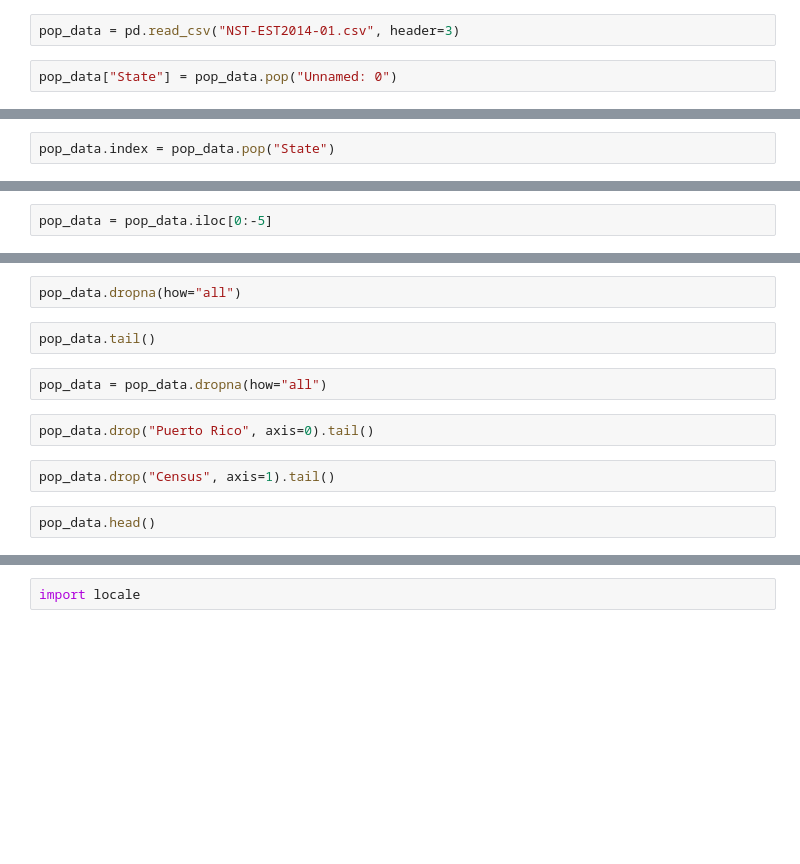
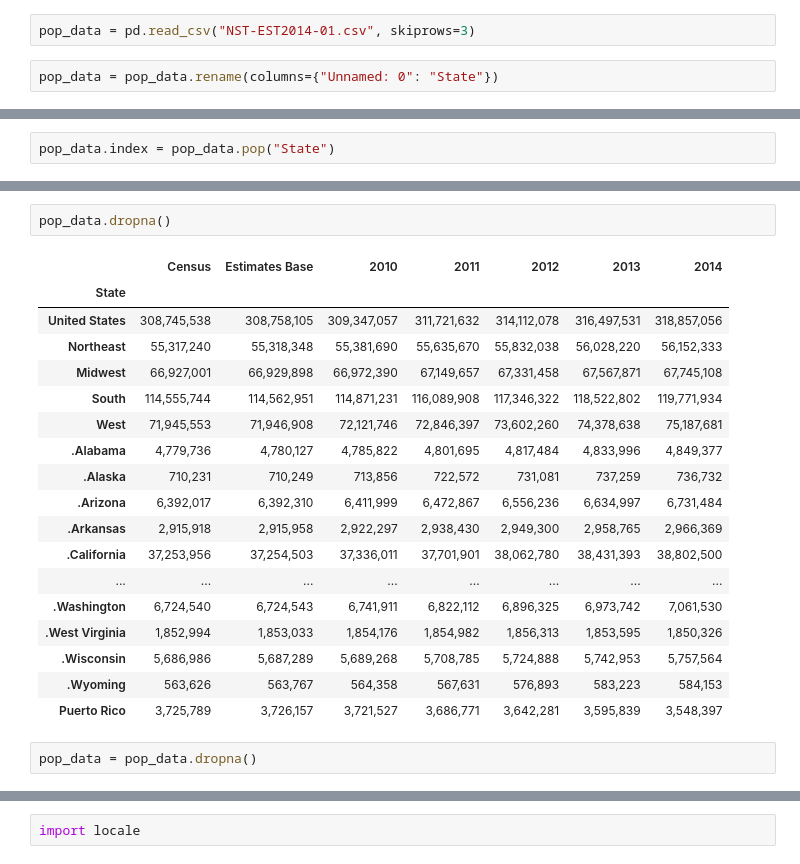
Before and after one commit to tiyd-python-2015-05/curriculum, a Jupyter notebook: data/week4/04 - Cleaning Census Data.ipynb, the cells around one changed output, grey strips where cells are left out. Saved outputs shown, nothing was run; the diff lists cells and outputs as text; blank space fills up the shorter version.

```diff
--- a/data/week4/04 - Cleaning Census Data.ipynb
+++ b/data/week4/04 - Cleaning Census Data.ipynb
@@ -8,6 +36,6 @@ pd.read_csv("NST-EST2014-01.csv", header=3).head()
 # %%
-pop_data = pd.read_csv("NST-EST2014-01.csv", header=3)
+pop_data = pd.read_csv("NST-EST2014-01.csv", skiprows=3)
 # %%
-pop_data["State"] = pop_data.pop("Unnamed: 0")
+pop_data = pop_data.rename(columns={"Unnamed: 0": "State"})
 # %%
 pop_data.head()
@@ -20,4 +83,2 @@ pop_data
-# %%
-pop_data = pop_data.iloc[0:-5]
 # %%
 pop_data.tail()
@@ -24,14 +93,25 @@ pop_data.tail()
 # %%
-pop_data.dropna(how="all")
+pop_data.dropna()
+# %% [output]
+|  | Census | Estimates Base | 2010 | 2011 | 2012 | 2013 | 2014 |
+| State |  |  |  |  |  |  |  |
+| United States | 308,745,538 | 308,758,105 | 309,347,057 | 311,721,632 | 314,112,078 | 316,497,531 | 318,857,056 |
+| Northeast | 55,317,240 | 55,318,348 | 55,381,690 | 55,635,670 | 55,832,038 | 56,028,220 | 56,152,333 |
+| Midwest | 66,927,001 | 66,929,898 | 66,972,390 | 67,149,657 | 67,331,458 | 67,567,871 | 67,745,108 |
+| South | 114,555,744 | 114,562,951 | 114,871,231 | 116,089,908 | 117,346,322 | 118,522,802 | 119,771,934 |
+| West | 71,945,553 | 71,946,908 | 72,121,746 | 72,846,397 | 73,602,260 | 74,378,638 | 75,187,681 |
+| .Alabama | 4,779,736 | 4,780,127 | 4,785,822 | 4,801,695 | 4,817,484 | 4,833,996 | 4,849,377 |
+| .Alaska | 710,231 | 710,249 | 713,856 | 722,572 | 731,081 | 737,259 | 736,732 |
+| .Arizona | 6,392,017 | 6,392,310 | 6,411,999 | 6,472,867 | 6,556,236 | 6,634,997 | 6,731,484 |
+| .Arkansas | 2,915,918 | 2,915,958 | 2,922,297 | 2,938,430 | 2,949,300 | 2,958,765 | 2,966,369 |
+| .California | 37,253,956 | 37,254,503 | 37,336,011 | 37,701,901 | 38,062,780 | 38,431,393 | 38,802,500 |
+| ... | ... | ... | ... | ... | ... | ... | ... |
+| .Washington | 6,724,540 | 6,724,543 | 6,741,911 | 6,822,112 | 6,896,325 | 6,973,742 | 7,061,530 |
+| .West Virginia | 1,852,994 | 1,853,033 | 1,854,176 | 1,854,982 | 1,856,313 | 1,853,595 | 1,850,326 |
+| .Wisconsin | 5,686,986 | 5,687,289 | 5,689,268 | 5,708,785 | 5,724,888 | 5,742,953 | 5,757,564 |
+| .Wyoming | 563,626 | 563,767 | 564,358 | 567,631 | 576,893 | 583,223 | 584,153 |
+| Puerto Rico | 3,725,789 | 3,726,157 | 3,721,527 | 3,686,771 | 3,642,281 | 3,595,839 | 3,548,397 |
-# %%
-pop_data.tail()
 # %%
-pop_data = pop_data.dropna(how="all")
+pop_data = pop_data.dropna()
-# %%
-pop_data.drop("Puerto Rico", axis=0).tail()
-# %%
-pop_data.drop("Census", axis=1).tail()
-# %%
-pop_data.head()
 # %%
 pop_data.index
```
Also changed, not shown: parts of 29 cells of this notebook, 3 other files.
